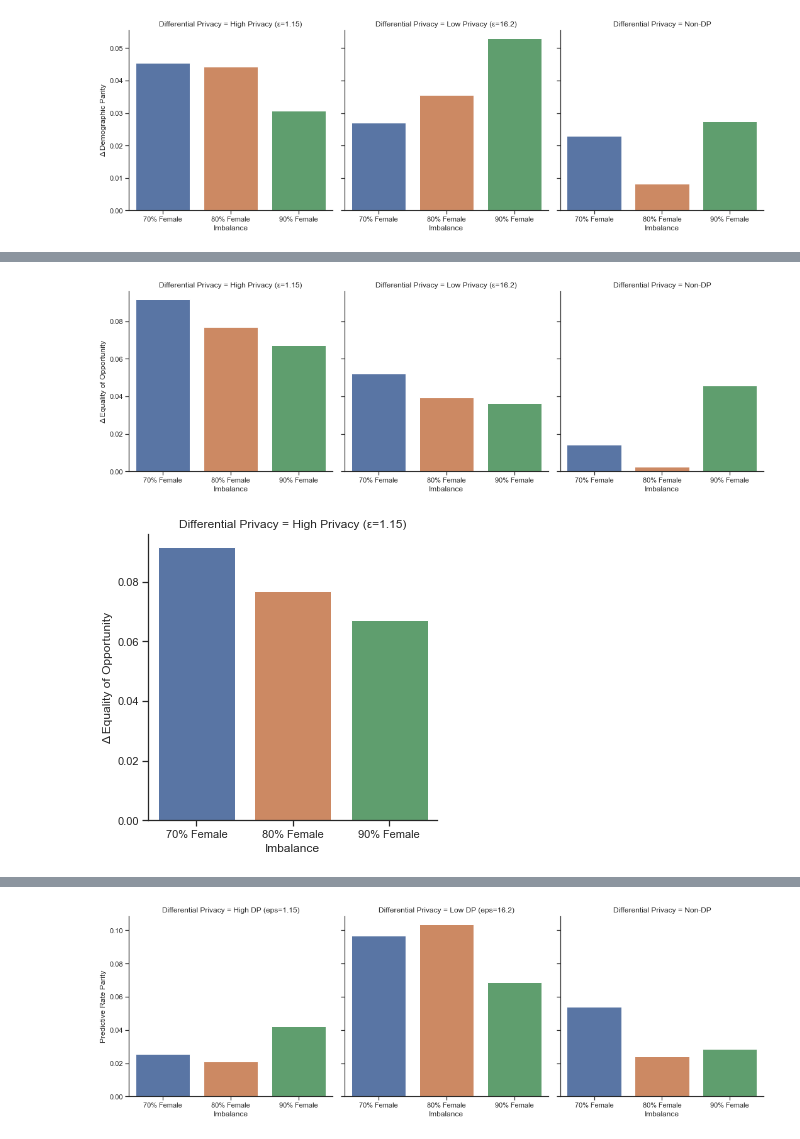
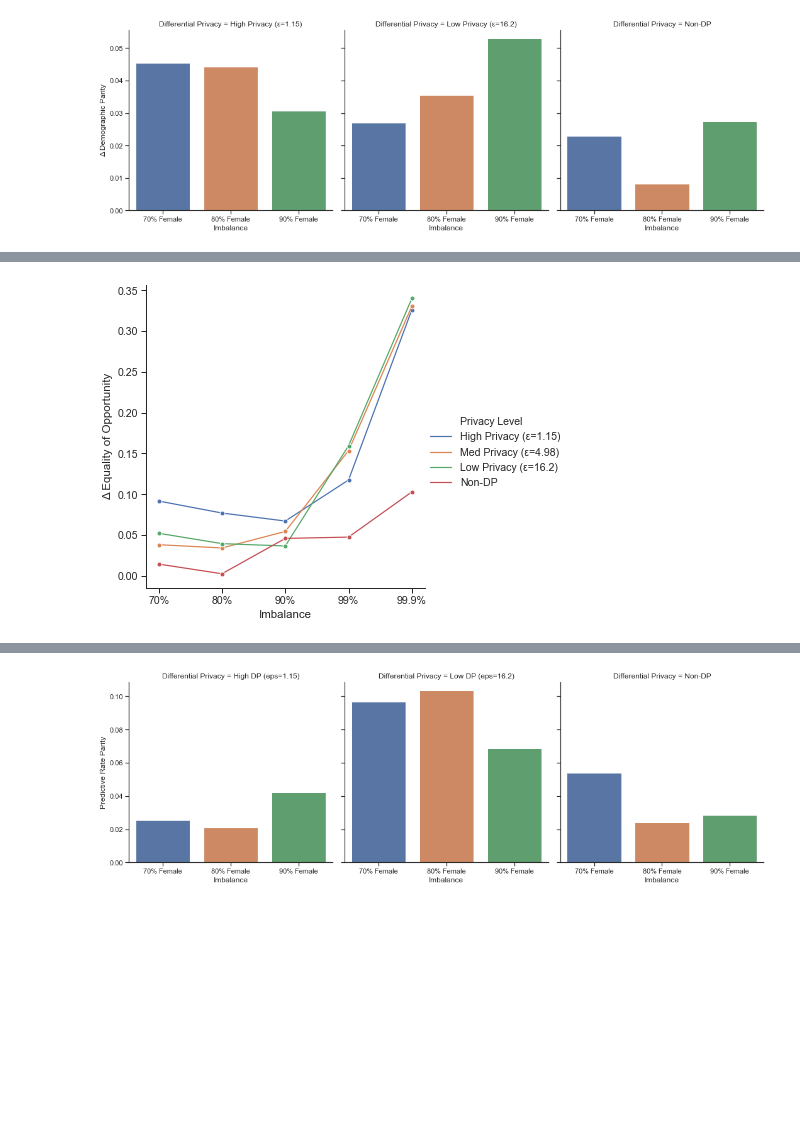
Before and after one commit to FarrandTom/deep-learning-fairness, a Jupyter notebook: figures/figures.ipynb, the cells around one changed output, grey strips where cells are left out. Drawn from its saved outputs; the diff is of its cells as text; code cells hidden in the pictures; blank space fills up the shorter version.

```diff
--- a/figures/figures.ipynb
+++ b/figures/figures.ipynb
@@ -1,7 +1,8 @@
 # %%
 import seaborn as sns
 import matplotlib.pyplot as plt
+import numpy as np
 import pandas as pd
-sns.set(style="ticks", color_codes=True)
+sns.set(style="ticks", color_codes=True, context='paper', font_scale=1.2)
 # %%
 df = pd.DataFrame.from_dict(data={
@@ -199,0 +205,31 @@ non_dp_demographic_parity.savefig(f'non_dp_demographic_parity.pdf')
+# %%
+delta_df = pd.DataFrame.from_dict(data={
+    'Privacy Level': ['High Privacy (ε=1.15)', 'High Privacy (ε=1.15)', 'High Privacy (ε=1.15)', 'High Privacy (ε=1.15)', 'High Privacy (ε=1.15)',
+                            'Med Privacy (ε=4.98)', 'Med Privacy (ε=4.98)', 'Med Privacy (ε=4.98)', 'Med Privacy (ε=4.98)', 'Med Privacy (ε=4.98)',
+                            'Low Privacy (ε=16.2)', 'Low Privacy (ε=16.2)', 'Low Privacy (ε=16.2)', 'Low Privacy (ε=16.2)', 'Low Privacy (ε=16.2)',
+                            'Non-DP', 'Non-DP', 'Non-DP', 'Non-DP', 'Non-DP'],
+    'Imbalance': ['70%', '80%', '90%', '99%', '99.9%',
+                 '70%', '80%', '90%', '99%', '99.9%',
+                 '70%', '80%', '90%', '99%', '99.9%',
+                 '70%', '80%', '90%', '99%', '99.9%'],
+    'Δ Equality of Opportunity': [0.0915, 0.0768, 0.0670, 0.1173, 0.3259,
+                                  0.0380, 0.0340, 0.0542, 0.1533, 0.3302,
+                                  0.0520, 0.0393, 0.0364, 0.1593, 0.3398,
+                                  0.0142, 0.0024, 0.0457, 0.0473, 0.1027],
+    'Δ Demographic Parity': [0.0454, 0.0443, 0.0306, 0.0659, 0.0621,
+                             0.0456, 0.0511, 0.0429, 0.0017, 0.2015,
+                             0.0271, 0.0355, 0.0529, 0.0123, 0.1296,
+                             0.0230, 0.0082, 0.0273, 0.02, 0.1827],
+    'Δ Accuracy': [0.3891, 0.574, 0.789, 0.347, 0.445,
+                   53.29,15.70, 7.76, 8.77, 8.25,
+                   21.14, 15.24, 6.72, 7.75, 7.79,
+                   -8.52, 7.56, 6.12, 1.35, 3.62],
+    'Δ False Negative Rate': [0.0915, 0.0786, 0.0670, 0.1173, 0.3259,
+                              0.0380, 0.0340, 0.0542, 0.1533, 0.3302,
+                              0.0520, 0.0393, 0.0364, 0.1593, 0.3398,
+                              0.0142, 0.0024, 0.0457, 0.0473, 0.1027],
+    'Δ False Positive Rate': [0.0009, 0.0091, 0.1125, 0.0061, 0.6183,
+                              0.1260, 0.1413, 0.1031, 0.1610, 0.9026,
+                              0.1031, 0.1157, 0.1015, 0.1466, 0.0834,
+                              0.0578, 0.0248, 0.0512, 0.1423, 0.0676],
+})
@@ -200,16 +246,10 @@ non_dp_demographic_parity.savefig(f'non_dp_demographic_parity.pdf')
 # %%
-all_equality_of_opportunity = sns.catplot(x="Imbalance", y="Δ Equality of Opportunity", col="Differential Privacy", kind="bar", data=fairness_df);
-all_equality_of_opportunity.savefig(f'all_equality_of_opportunity.pdf')
+equality_of_opportunity_line_plot = sns.relplot(x="Imbalance",
+            y="Δ Equality of Opportunity",
+            hue="Privacy Level",
+            kind="line",
+            marker='o',
+            data=delta_df);
+equality_of_opportunity_line_plot.savefig(f'delta_equality_of_opportunity_line_plot.pdf')
 # %% [output]
-[figure, old version]
+[figure, new version]
-# %%
-fairness_df = pd.DataFrame.from_dict(data={
-    'Differential Privacy': ['High Privacy (ε=1.15)', 'High Privacy (ε=1.15)', 'High Privacy (ε=1.15)'],
-    'Imbalance': ['70% Female', '80% Female', '90% Female'],
-    'Δ Equality of Opportunity': [0.0915, 0.0768, 0.0670]
-})
-
-high_privacy_equality_of_opportunity = sns.catplot(x="Imbalance", y="Δ Equality of Opportunity", col="Differential Privacy", kind="bar", data=fairness_df);
-high_privacy_equality_of_opportunity.savefig(f'high_privacy_equality_of_opportunity.pdf')
-# %% [output]
-[figure, removed]
```
Also changed, not shown: parts of 32 cells of this notebook, 32 other files.
